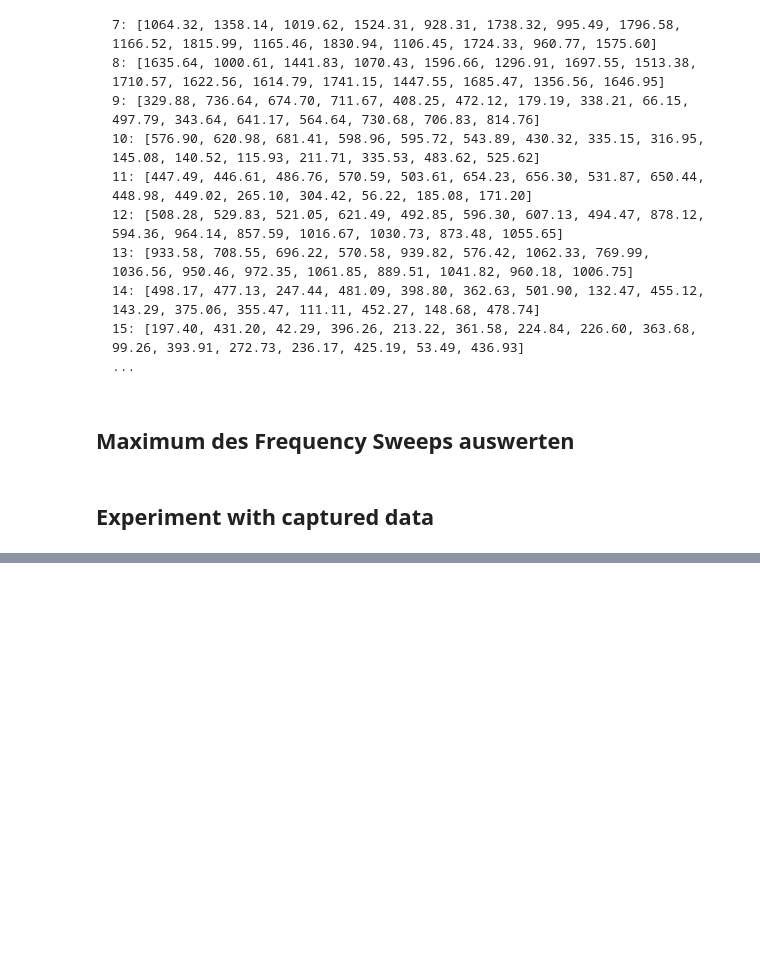
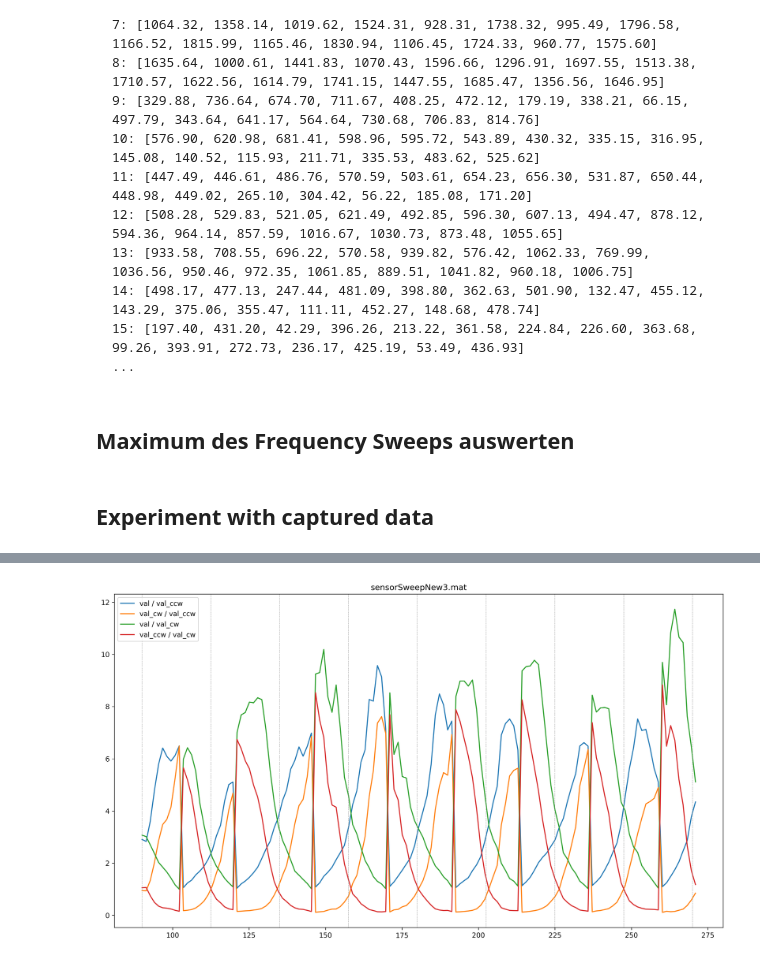
Before and after one commit to Jannled/InfraLoc_Lib, a Jupyter notebook: test.ipynb, the cells around one changed output, grey strips where cells are left out. Cells and saved outputs as stored; diff of their text form; code cells hidden in the pictures; blank space fills up the shorter version.

Commit message:
Able to see some result data fy

```diff
--- a/test.ipynb
+++ b/test.ipynb
@@ -127,0 +130,77 @@ plt.plot(angles, channel_magnitudes)
+# %%
+from math import isnan
+
+import numpy
+
+# Change figure params
+plt.rcParams['figure.dpi'] = 300
+plt.rcParams["figure.figsize"] = (16, 9)
+
+NUM_CHANNELS = 16
+
+segs_a = []
+segs_b = []
+segs_c = []
+segs_d = []
+x=0
+
+def calculateDirection(magnitudes):
+	num_channels = len(magnitudes)
+	max_chan = 0
+
+    # Loop over all channels to find the peak channel
+	for i in range(0, num_channels):
+		if isnan(magnitudes[max_chan]):
+			magnitudes[max_chan] = magnitudes[i]
+		if isnan(magnitudes[i]):
+			continue
+
+		if magnitudes[i] > magnitudes[max_chan]:
+			max_chan = i
+
+	val = magnitudes[max_chan]
+	val_cw = magnitudes[(max_chan + 1) % num_channels]
+	val_ccw = magnitudes[(max_chan - 1) % num_channels]
+
+	seg_a = val / val_ccw
+	seg_b = val_cw / val_ccw
+	seg_c = val / val_cw
+	seg_d = val_ccw / val_cw
+
+	pieSize = 360/num_channels/2
+
+	segs_a.append(seg_a)
+	segs_b.append(seg_b)
+	segs_c.append(seg_c)
+	segs_d.append(seg_d)
+
+	return (360/num_channels)*max_chan
+
+for d in mat_data['data']:
+	calculateDirection(d)
+	x = x + 1
+
+# Labels
+LABELS = [
+	"val / val_ccw",
+	"val_cw / val_ccw",
+	"val / val_cw",
+	"val_ccw / val_cw",
+]
+
+# Plot the segments
+plt.plot(angles, numpy.transpose([segs_a, segs_b, segs_c, segs_d]), label=LABELS) # Vanilla Transpose
+plt.legend()
+plt.title(FILENAME)
+
+minAngle = min(angles)
+maxAngle = max(angles)
+
+# Generate helper lines at each ir sender location
+for i in numpy.linspace(0, 360, num=NUM_CHANNELS + 1): # +1 since there is 0° and 360°
+	if i < minAngle or i > maxAngle:
+		continue
+
+	plt.axvline(i, linestyle='--', color='#999999', linewidth=0.5) # vertical lines
+# %% [output]
+[figure, added]
```
Also changed, not shown: parts of 1 cell of this notebook, 9 other files.
